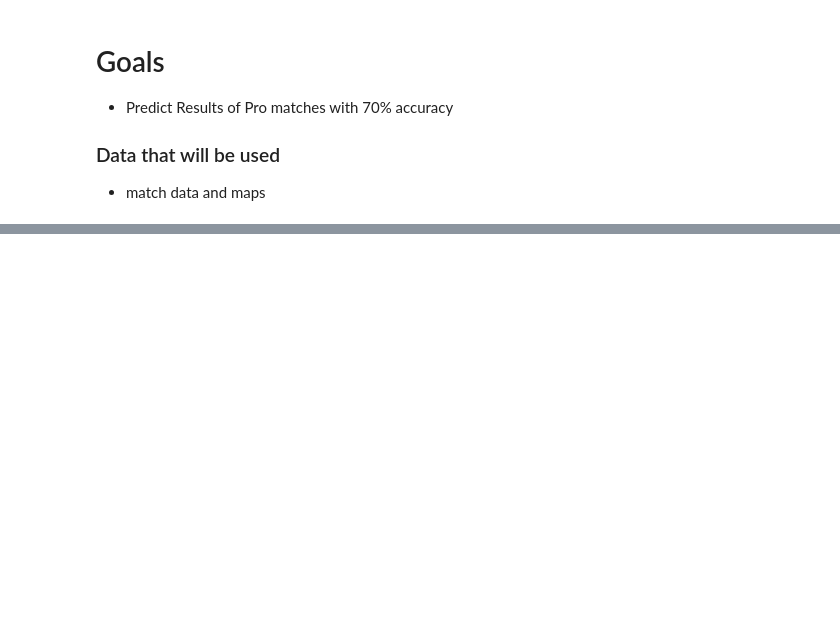
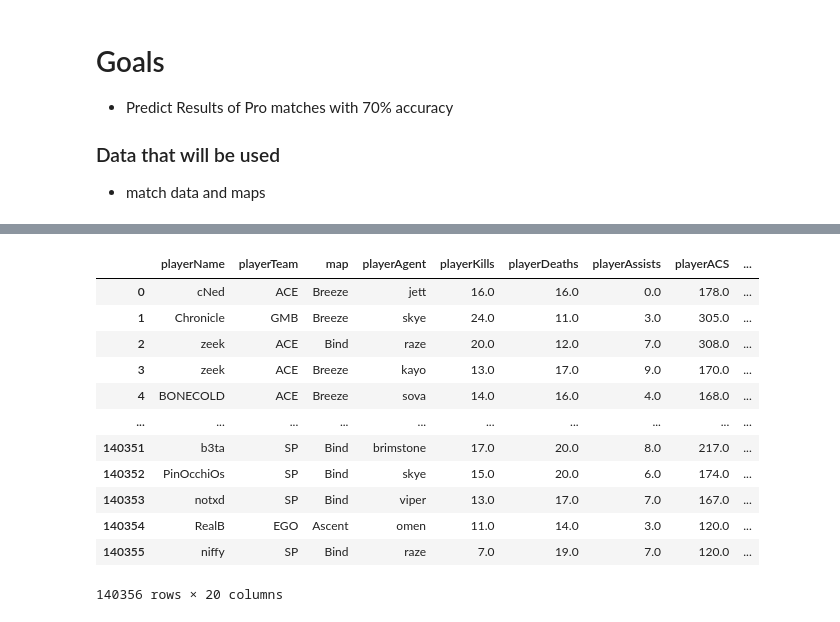
Before and after one commit to timothyliutl/ValorantData, a Jupyter notebook: valorantstats.ipynb, the cells around one changed output, grey strips where cells are left out. Saved outputs shown, nothing was run; the diff lists cells and outputs as text; code cells hidden in the pictures; blank space fills up the shorter version.

Commit message:
refined data to be used in logistic regression

```diff
--- a/valorantstats.ipynb
+++ b/valorantstats.ipynb
@@ -8,10 +8,6 @@
 import pandas as pd
 import seaborn as sns
 import numpy as np
-import glob
 
-#combines all the csvs into one table
-list_of_csv_files = glob.glob("datasets"+ "/*.csv")
-list_of_csv_files.sort()
-df = pd.concat(map(pd.read_csv, list_of_csv_files), ignore_index=True)
-df
+
+data = pd.read_csv('scrapy/vlrgg/playerData/vlr.csv')
@@ -47,0 +90,23 @@ csv[(csv['matchID']==matches[3])&(csv['map']=='Icebox')]
+# %%
+from sklearn.linear_model import LogisticRegression
+from sklearn.model_selection import train_test_split
+
+used_columns = ['playerName', 'playerTeam', 'map', 'playerAgent', 'result']
+
+lr_data = data[used_columns]
+lr_data['playerAgent'][0]
+data
+# %% [output]
+|  | playerName | playerTeam | map | playerAgent | playerKills | playerDeaths | playerAssists | playerACS | ... |
+| 0 | cNed | ACE | Breeze | jett | 16.0 | 16.0 | 0.0 | 178.0 | ... |
+| 1 | Chronicle | GMB | Breeze | skye | 24.0 | 11.0 | 3.0 | 305.0 | ... |
+| 2 | zeek | ACE | Bind | raze | 20.0 | 12.0 | 7.0 | 308.0 | ... |
+| 3 | zeek | ACE | Breeze | kayo | 13.0 | 17.0 | 9.0 | 170.0 | ... |
+| 4 | BONECOLD | ACE | Breeze | sova | 14.0 | 16.0 | 4.0 | 168.0 | ... |
+| ... | ... | ... | ... | ... | ... | ... | ... | ... | ... |
+| 140351 | b3ta | SP | Bind | brimstone | 17.0 | 20.0 | 8.0 | 217.0 | ... |
+| 140352 | PinOcchiOs | SP | Bind | skye | 15.0 | 20.0 | 6.0 | 174.0 | ... |
+| 140353 | notxd | SP | Bind | viper | 13.0 | 17.0 | 7.0 | 167.0 | ... |
+| 140354 | RealB | EGO | Ascent | omen | 11.0 | 14.0 | 3.0 | 120.0 | ... |
+| 140355 | niffy | SP | Bind | raze | 7.0 | 19.0 | 7.0 | 120.0 | ... |
+140356 rows × 20 columns
```
Also changed, not shown: parts of 5 cells of this notebook, 5 other files.
